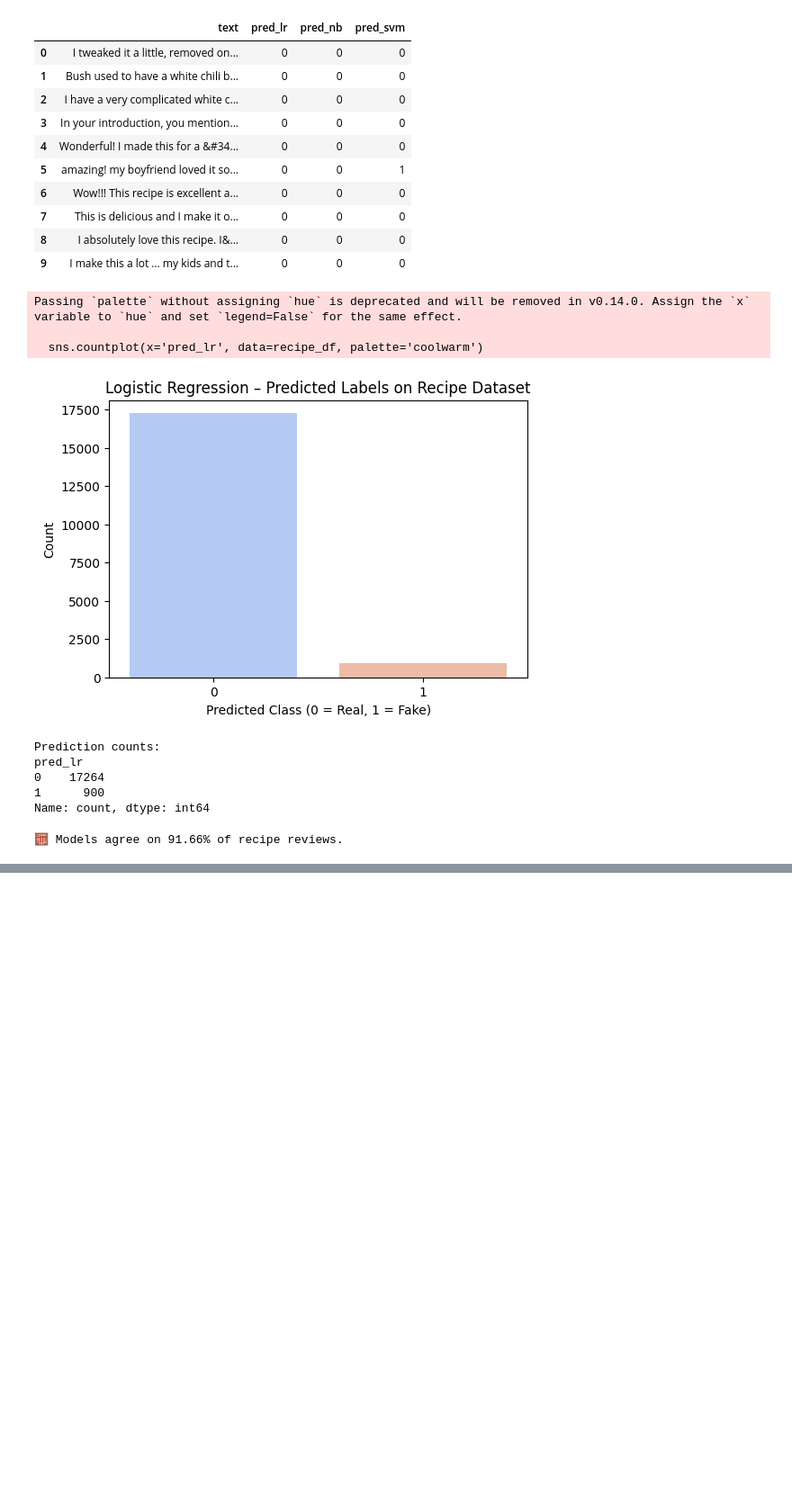
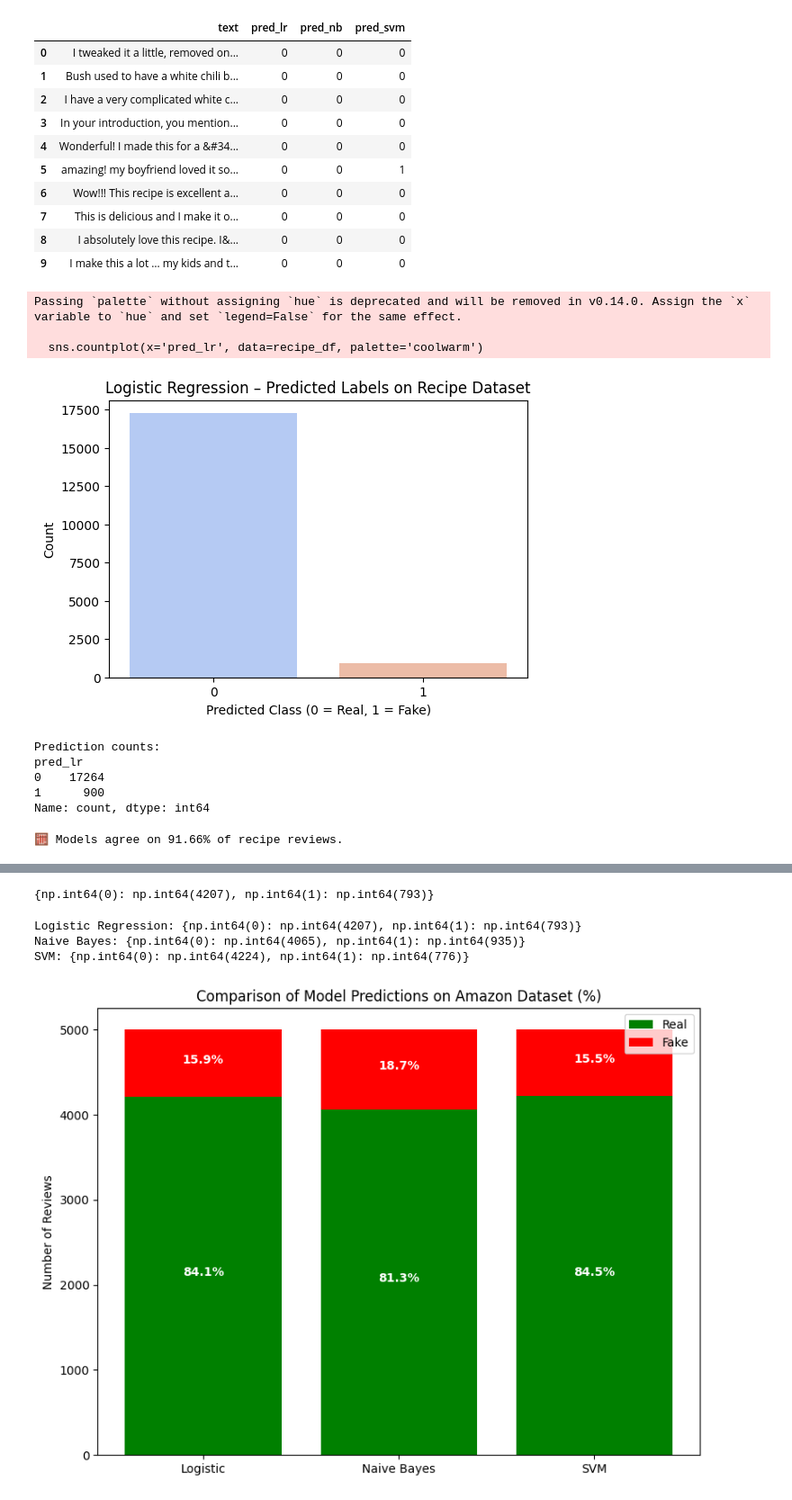
Before and after one commit to sardarmoneeb/Machine-Learning, a Jupyter notebook: Fake_and_Real_Reviews_Prediction.ipynb, the cells around one changed output, grey strips where cells are left out. Shown at 90% size. Saved outputs shown, nothing was run; the diff lists cells and outputs as text; code cells hidden in the pictures; blank space fills up the shorter version.

```diff
--- a/Fake_and_Real_Reviews_Prediction.ipynb
+++ b/Fake_and_Real_Reviews_Prediction.ipynb
@@ -488,0 +668,73 @@ NameError: name 'df_fake' is not defined
+# %%
+# Logistic Regression predictions
+amazon_preds_lr = model_lr.predict(amazon_tfidf)
+
+# Show distribution
+import numpy as np
+unique, counts = np.unique(amazon_preds_lr, return_counts=True)
+print(dict(zip(unique, counts)))
+# %% [output]
+{np.int64(0): np.int64(4207), np.int64(1): np.int64(793)}
+# %%
+# Naive Bayes
+amazon_preds_nb = model_nb.predict(amazon_tfidf)
+
+# SVM
+amazon_preds_svm = model_svm.predict(amazon_tfidf)
+# %%
+import numpy as np
+
+# Logistic Regression
+unique_lr, counts_lr = np.unique(amazon_preds_lr, return_counts=True)
+# Naive Bayes
+unique_nb, counts_nb = np.unique(amazon_preds_nb, return_counts=True)
+# SVM
+unique_svm, counts_svm = np.unique(amazon_preds_svm, return_counts=True)
+
+print("Logistic Regression:", dict(zip(unique_lr, counts_lr)))
+print("Naive Bayes:", dict(zip(unique_nb, counts_nb)))
+print("SVM:", dict(zip(unique_svm, counts_svm)))
+# %% [output]
+Logistic Regression: {np.int64(0): np.int64(4207), np.int64(1): np.int64(793)}
+Naive Bayes: {np.int64(0): np.int64(4065), np.int64(1): np.int64(935)}
+SVM: {np.int64(0): np.int64(4224), np.int64(1): np.int64(776)}
+# %%
+import matplotlib.pyplot as plt
+import numpy as np
+
+# Models and counts
+models = ['Logistic', 'Naive Bayes', 'SVM']
+fake_counts = [counts_lr[1], counts_nb[1], counts_svm[1]]
+real_counts = [counts_lr[0], counts_nb[0], counts_svm[0]]
+
+x = np.arange(len(models))
+
+# Total reviews for each model
+totals = [real_counts[i] + fake_counts[i] for i in range(len(models))]
+
+plt.figure(figsize=(8,6))
+
+# Plot bars
+plt.bar(x, real_counts, color='green', label='Real')
+plt.bar(x, fake_counts, bottom=real_counts, color='red', label='Fake')
+
+# Add percentage labels
+for i in range(len(models)):
+    real_pct = (real_counts[i] / totals[i]) * 100
+    fake_pct = (fake_counts[i] / totals[i]) * 100
+
+    # Real percentage (middle of green section)
+    plt.text(x[i], real_counts[i] / 2, f'{real_pct:.1f}%', ha='center', color='white', fontweight='bold')
+
+    # Fake percentage (middle of red section)
+    plt.text(x[i], real_counts[i] + fake_counts[i]/2, f'{fake_pct:.1f}%', ha='center', color='white', fontweight='bold')
+
+# Aesthetics
+plt.xticks(x, models)
+plt.ylabel('Number of Reviews')
+plt.title('Comparison of Model Predictions on Amazon Dataset (%)')
+plt.legend()
+plt.tight_layout()
+plt.show()
+# %% [output]
+[figure, added]
```
Also changed, not shown: parts of 26 cells of this notebook.
